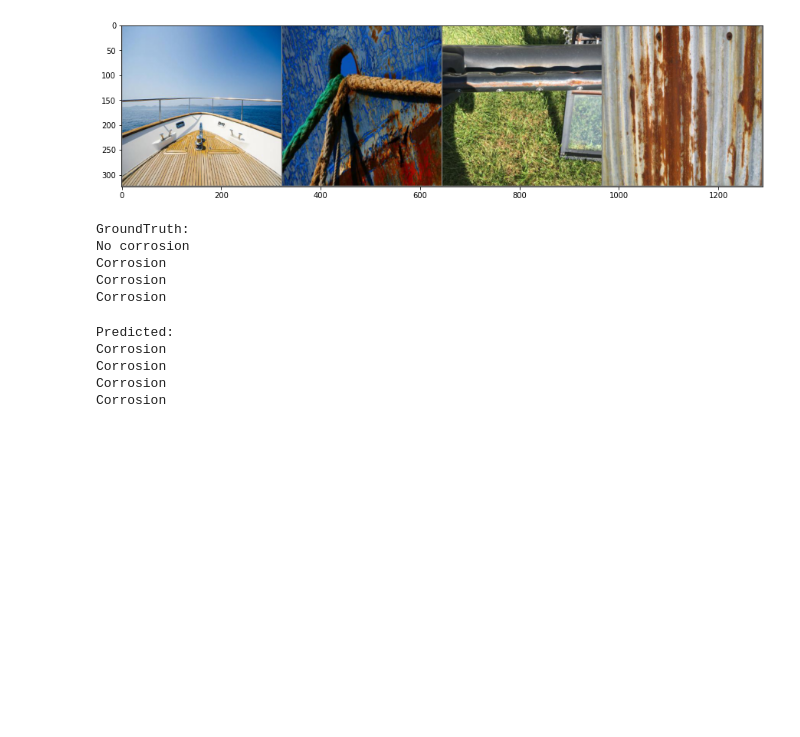
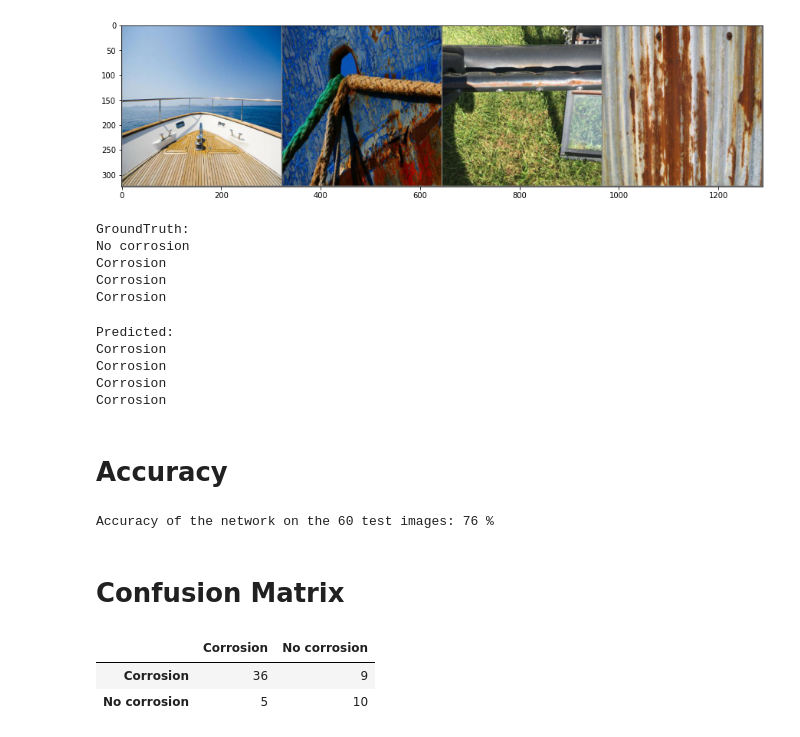
Before and after one commit to dujest/yolov5-workshop, a Jupyter notebook: Deep_CNN_Image_Classifier.ipynb, the cells around one changed output. Saved outputs shown, nothing was run; the diff lists cells and outputs as text; code cells hidden in the pictures; blank space fills up the shorter version.

Commit message:
confusion matrix

```diff
--- a/Deep_CNN_Image_Classifier.ipynb
+++ b/Deep_CNN_Image_Classifier.ipynb
@@ -269,3 +269,49 @@ Corrosion
 Corrosion
 Corrosion
 Corrosion
+# %% [markdown]
+# Accuracy
+# %%
+correct = 0
+total = 0
+
+y_pred = []
+y_true = []
+
+with torch.no_grad():
+    for data in testloader:
+        images, labels = data
+
+        images = images.to(device)
+        labels = labels.to(device)
+
+        outputs = model(images)
+
+        output = (torch.max(torch.exp(outputs), 1)[1]).data.cpu().numpy()
+        y_pred.extend(output) # Save Prediction
+        y_true.extend(labels.data.cpu().numpy()) # Save Truth
+
+        _, predicted = torch.max(outputs.data, 1)
+        total += labels.size(0)
+        correct += (predicted == labels).sum().item()
+
+print(f'Accuracy of the network on the {len(testloader)*batch_size} test images: {100 * correct // total} %')
+# %% [output]
+Accuracy of the network on the 60 test images: 76 %
+# %% [markdown]
+# Confusion Matrix
+# %%
+from sklearn.metrics import confusion_matrix
+import seaborn as sn
+import pandas as pd
+
+# Build confusion matrix
+cf_matrix = confusion_matrix(y_true, y_pred)
+df_cm = pd.DataFrame(cf_matrix, index = [i for i in classes],
+                     columns = [i for i in classes])
+
+df_cm
+# %% [output]
+|  | Corrosion | No corrosion |
+| Corrosion | 36 | 9 |
+| No corrosion | 5 | 10 |
```
